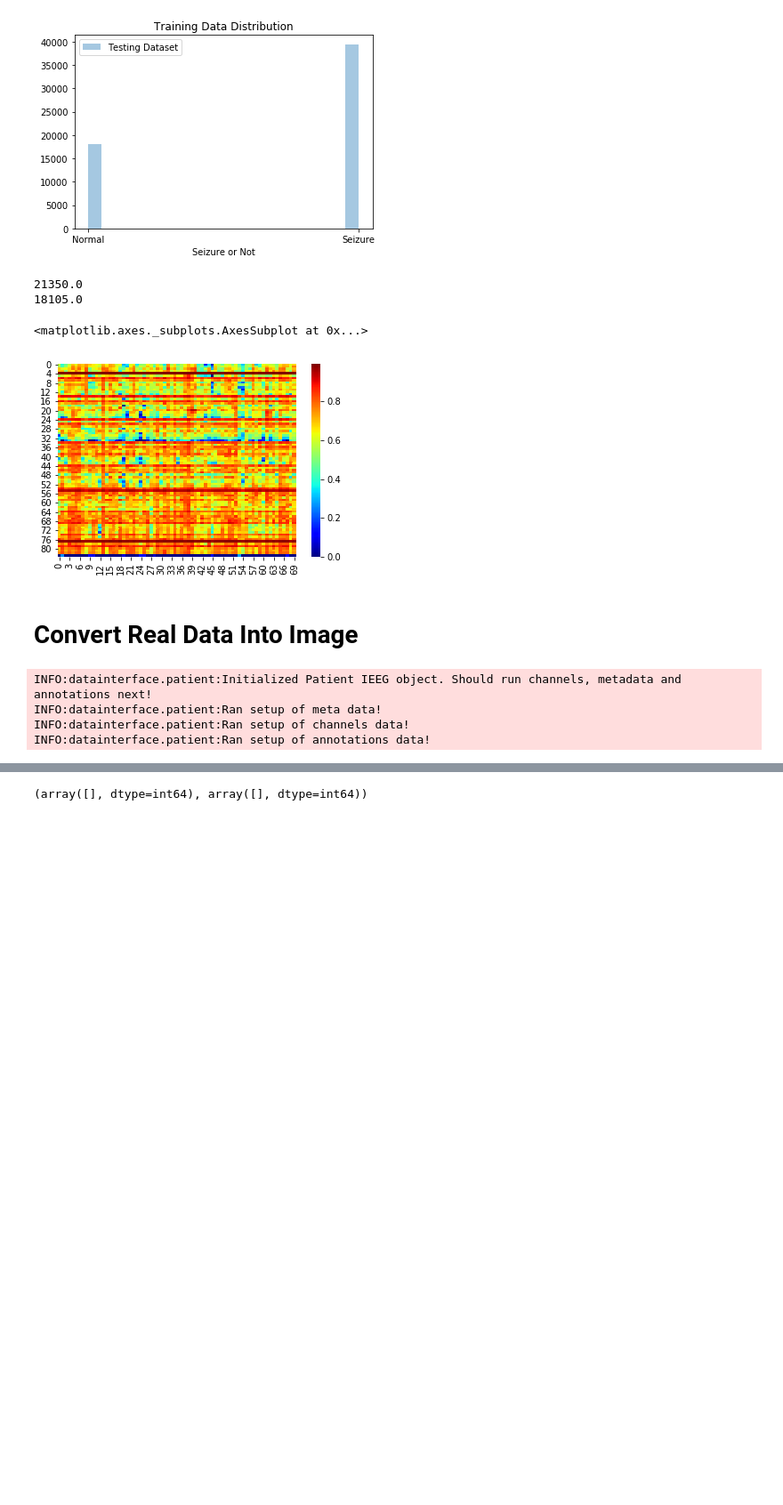
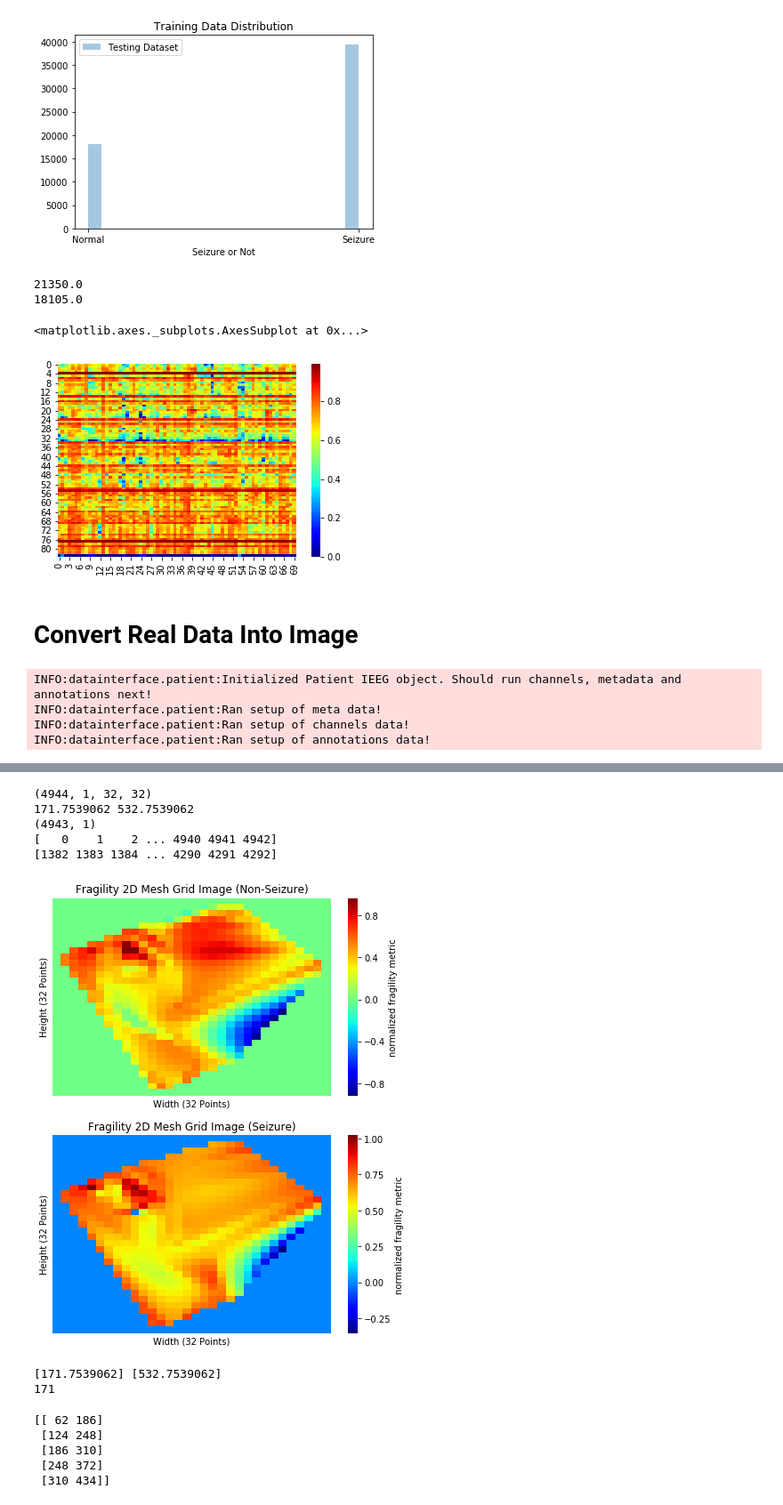
Before and after one commit to adam2392/dnn-unsupervised, a Jupyter notebook: dnn/Fragility Data Preprocessing Into 2D and 3D Images.ipynb, the cells around one changed output, grey strips where cells are left out. Shown at 89% size. Saved outputs shown, nothing was run; the diff lists cells and outputs as text; code cells hidden in the pictures; blank space fills up the shorter version.

Commit message:
Adding training procedure for fragility maps instead.

```diff
--- a/dnn/Fragility Data Preprocessing Into 2D and 3D Images.ipynb
+++ b/dnn/Fragility Data Preprocessing Into 2D and 3D Images.ipynb
@@ -419,3 +410,15 @@ print(new_locs.shape)
+# %%
+patient = 'id001_ac'
+metadatadir = os.path.join('/Volumes/ADAM LI/pydata/metadata/', patient)
+# or get labels from seeg metadata
+# read in seeg file
+seeg = pd.read_csv(os.path.join(metadatadir, "seeg.txt"),
+                   names=['x', 'y', 'z'],
+                   delim_whitespace=True)
+seeg_labels = seeg.index
+seeg_xyz = seeg.as_matrix()
+locations = seeg_xyz
+seeg_contacts = list(seeg_labels)
 # %%
 testfile = '/Volumes/ADAM LI/pydata/dnn/testdata/fragility/pert/id001_ac_sz2/id001_ac_sz2pertmodel.npz'
 data = np.load(testfile, encoding='bytes')
@@ -442,7 +445,7 @@ print("using pca to grid image")
 new_locs = pca.fit_transform(locations)
 #     print(seizonsets)
 #     print(seizoffsets)
-ylabels = datahandler.computelabels(seizonsets,seizoffsets, timepoints)
+ylabels = datahandler.computelabels(seizonsets*1000,seizoffsets*1000, timepoints)
 ylabels = ylabels[1:]
 print(np.sum(ylabels)/len(ylabels))
 
@@ -461,11 +464,11 @@ metadata['seeg_contacts'] = seeg_contacts
 metadata['new_locs'] = new_locs
 metadata['ylabels'] = ylabels
 
-imagefilename = os.path.join('/Users/adam2392/Downloads/', 'id001_ac_sz2pertmodel.npz')
+imagefilename = os.path.join('/Users/adam2392/Downloads/', 'id001_ac_sz2_testimages.npz')
 # save image and meta data
 np.savez(imagefilename, image_tensor=image_tensor, metadata=metadata)
 
-print(datafile)
+print(imagefilename)
 print(fragmat.shape)
 print(seizonsets, seizoffsets)
 print('\n\n')
@@ -474,4 +485,47 @@ FileNotFoundError: [Errno 2] No such file or directory: '/Volumes/ADAM LI/pydata
-# %%
-print(np.where(np.isnan(fragmat)))
-# %% [output]
-(array([], dtype=int64), array([], dtype=int64))
+# %%
+print(image_tensor.shape)
+plt.figure(figsize=(7,9))
+plt.subplot(211)
+sns.heatmap(image_tensor[500,...].squeeze(), cmap='jet', cbar_kws={'label': 'normalized fragility metric'})
+plt.title('Fragility 2D Mesh Grid Image (Non-Seizure)')
+ax = plt.gca()
+ax.set_xticks([])
+ax.set_yticks([])
+ax.set_ylabel('Height (32 Points)')
+ax.set_xlabel('Width (32 Points)')
+
+plt.subplot(212)
+sns.heatmap(image_tensor[1384,...].squeeze(), cmap='jet', cbar_kws={'label': 'normalized fragility metric'})
+plt.title('Fragility 2D Mesh Grid Image (Seizure)')
+ax = plt.gca()
+ax.set_xticks([])
+ax.set_yticks([])
+ax.set_ylabel('Height (32 Points)')
+ax.set_xlabel('Width (32 Points)')
+
+print(seizonsets[0], seizoffsets[0])
+print(ylabels.shape)
+print(np.where(ylabels==0)[0])
+print(np.where(ylabels==1)[0])
+# %% [output]
+(4944, 1, 32, 32)
+171.7539062 532.7539062
+(4943, 1)
+[   0    1    2 ... 4940 4941 4942]
+[1382 1383 1384 ... 4290 4291 4292]
+[figure, added]
+# %%
+print(seizonsets, seizoffsets)
+
+print(2*60+51)
+# %% [output]
+[171.7539062] [532.7539062]
+171
+# %%
+print(timepoints[0:5,:])
+# %% [output]
+[[ 62 186]
+ [124 248]
+ [186 310]
+ [248 372]
+ [310 434]]
```
Also changed, not shown: parts of 7 cells of this notebook, 3 other files.
